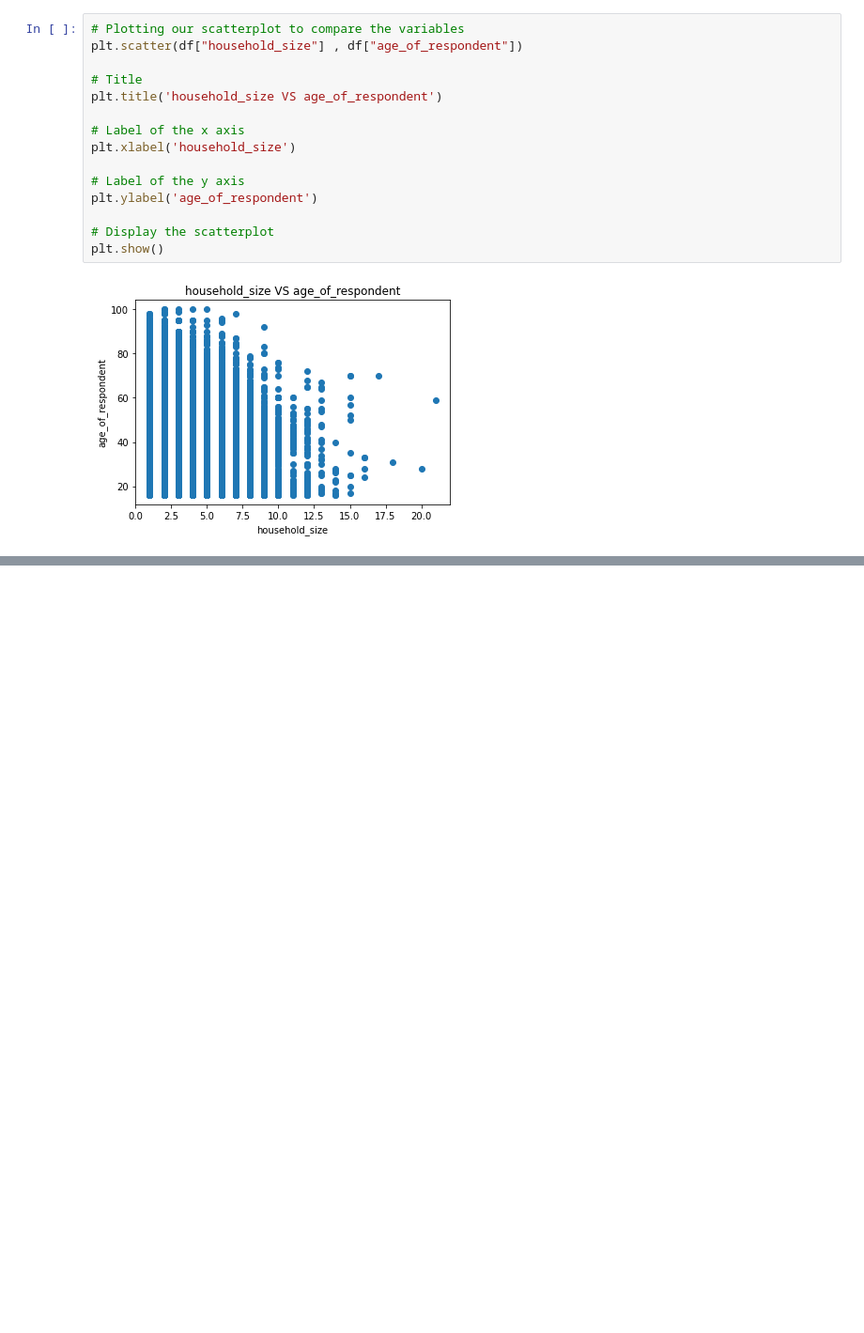
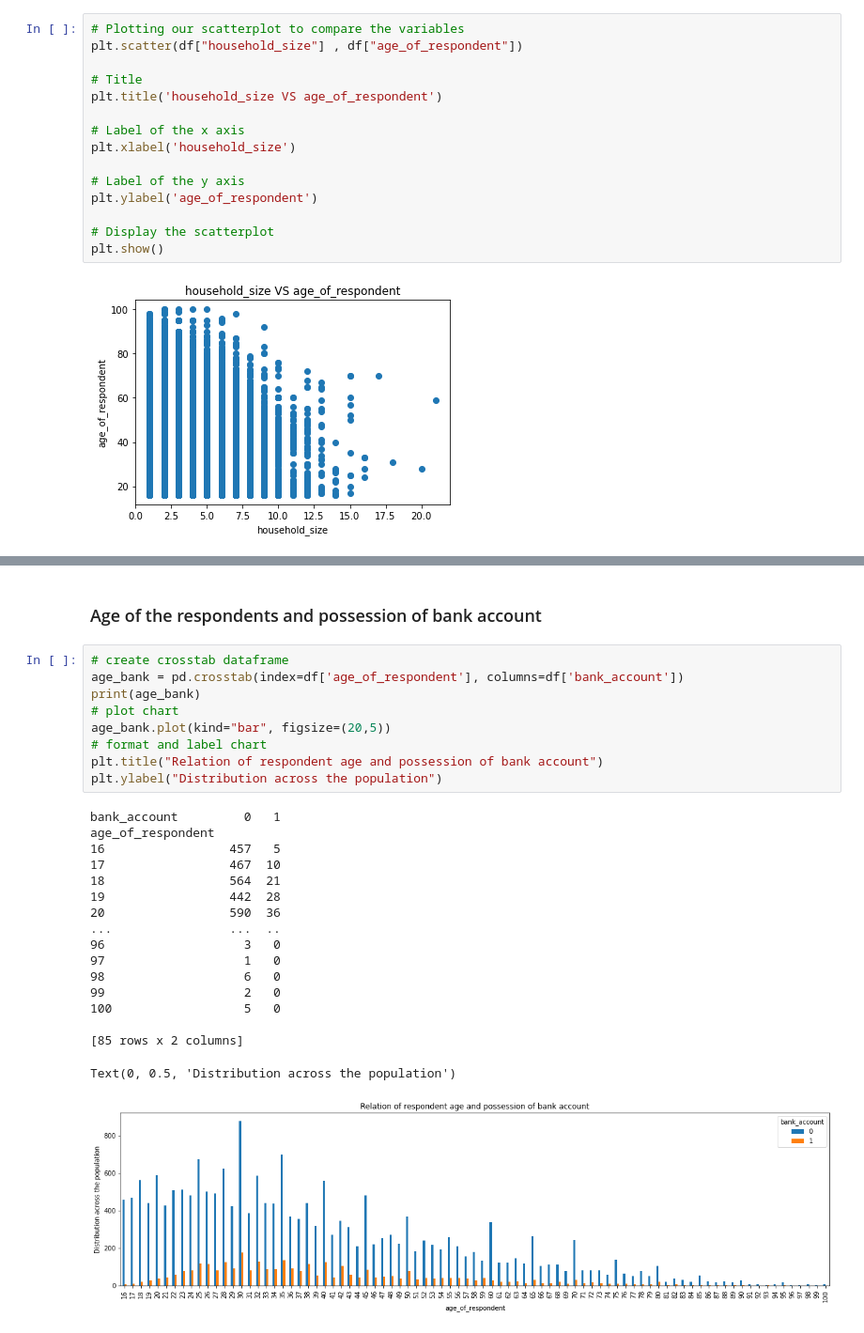
Before and after one commit to Moustapha-Ibrahima-Ba/Predict-Which-Individuals-Are-Most-Likely-To-Have-Or-Use-A-Bank-Account-In-Eastern-Africa, a Jupyter notebook: program.ipynb, the cells around one changed output, grey strips where cells are left out. Shown at 94% size. Drawn from its saved outputs; the diff is of its cells as text; blank space fills up the shorter version.

Commit message:
Update ### VS ### Relationship

```diff
--- a/program.ipynb
+++ b/program.ipynb
@@ -439,0 +444,29 @@ plt.show()
+# %% [markdown]
+### Age of the respondents and possession of bank account
+# %%
+# create crosstab dataframe
+age_bank = pd.crosstab(index=df['age_of_respondent'], columns=df['bank_account'])
+print(age_bank)
+# plot chart
+age_bank.plot(kind="bar", figsize=(20,5))
+# format and label chart
+plt.title("Relation of respondent age and possession of bank account")
+plt.ylabel("Distribution across the population")
+# %% [output]
+bank_account         0   1
+age_of_respondent
+16                 457   5
+17                 467  10
+18                 564  21
+19                 442  28
+20                 590  36
+...                ...  ..
+96                   3   0
+97                   1   0
+98                   6   0
+99                   2   0
+100                  5   0
+
+[85 rows x 2 columns]
+Text(0, 0.5, 'Distribution across the population')
+[figure, added]
```
Also changed, not shown: parts of 10 cells of this notebook.
